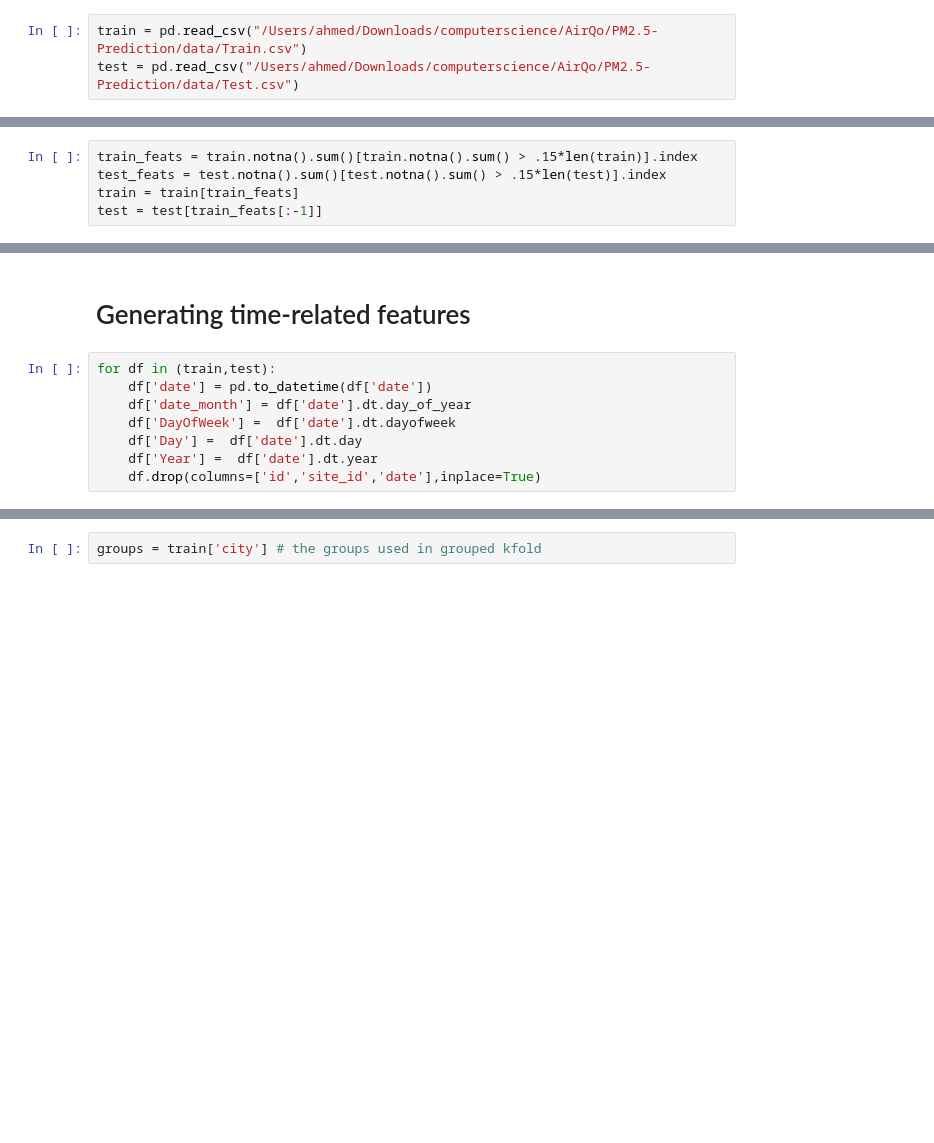
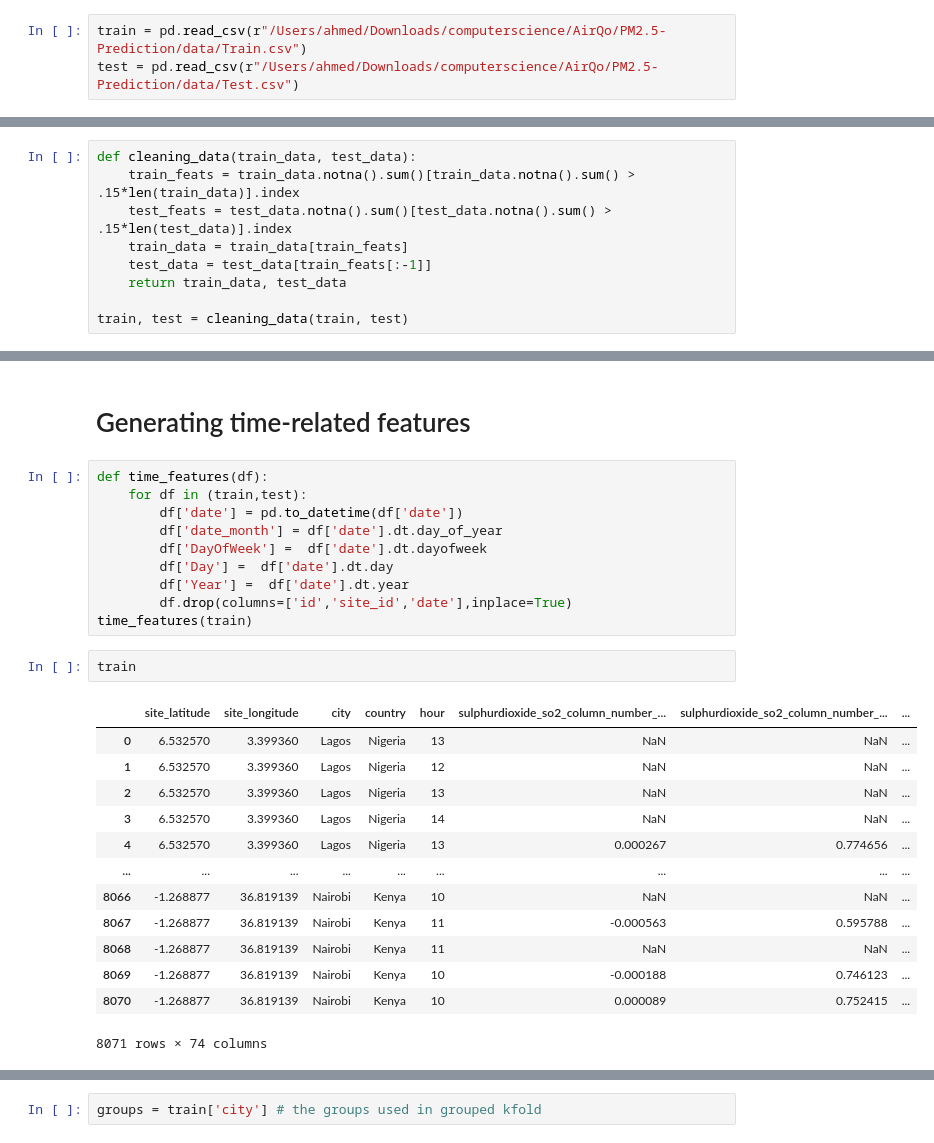
Before and after one commit to A7med7x7/AirQo-Experimentation, a Jupyter notebook: notebooks/main.ipynb, the cells around one changed output, grey strips where cells are left out. Saved outputs shown, nothing was run; the diff lists cells and outputs as text; blank space fills up the shorter version.

```diff
--- a/notebooks/main.ipynb
+++ b/notebooks/main.ipynb
@@ -27,8 +27,8 @@ def post_process(test_data,y,feature_to_mean='date_month') -> int:
 # %% [markdown]
 # Reading Data
 # %%
-train = pd.read_csv("/Users/ahmed/Downloads/computerscience/AirQo/PM2.5-Prediction/data/Train.csv")
-test = pd.read_csv("/Users/ahmed/Downloads/computerscience/AirQo/PM2.5-Prediction/data/Test.csv")
+train = pd.read_csv(r"/Users/ahmed/Downloads/computerscience/AirQo/PM2.5-Prediction/data/Train.csv")
+test = pd.read_csv(r"/Users/ahmed/Downloads/computerscience/AirQo/PM2.5-Prediction/data/Test.csv")
 # %%
 print(train.shape),
 print(test.shape)
@@ -38,7 +38,11 @@ print(test.shape)
 # %% [markdown]
 # Cleaning data
 # %%
-train_feats = train.notna().sum()[train.notna().sum() > .15*len(train)].index
-test_feats = test.notna().sum()[test.notna().sum() > .15*len(test)].index
-train = train[train_feats]
-test = test[train_feats[:-1]]
+def cleaning_data(train_data, test_data):
+    train_feats = train_data.notna().sum()[train_data.notna().sum() > .15*len(train_data)].index
+    test_feats = test_data.notna().sum()[test_data.notna().sum() > .15*len(test_data)].index
+    train_data = train_data[train_feats]
+    test_data = test_data[train_feats[:-1]]
+    return train_data, test_data
+
+train, test = cleaning_data(train, test)
@@ -94,10 +104,28 @@ train.columns.tolist
 # %% [markdown]
 # Generating time-related features
 # %%
-for df in (train,test):
-    df['date'] = pd.to_datetime(df['date'])
-    df['date_month'] = df['date'].dt.day_of_year
-    df['DayOfWeek'] =  df['date'].dt.dayofweek
-    df['Day'] =  df['date'].dt.day
-    df['Year'] =  df['date'].dt.year
-    df.drop(columns=['id','site_id','date'],inplace=True)
+def time_features(df):
+    for df in (train,test):
+        df['date'] = pd.to_datetime(df['date'])
+        df['date_month'] = df['date'].dt.day_of_year
+        df['DayOfWeek'] =  df['date'].dt.dayofweek
+        df['Day'] =  df['date'].dt.day
+        df['Year'] =  df['date'].dt.year
+        df.drop(columns=['id','site_id','date'],inplace=True)
+time_features(train)
+# %%
+train
+# %% [output]
+|  | site_latitude | site_longitude | city | country | hour | sulphurdioxide_so2_column_number_... | sulphurdioxide_so2_column_number_... | ... |
+| 0 | 6.532570 | 3.399360 | Lagos | Nigeria | 13 | NaN | NaN | ... |
+| 1 | 6.532570 | 3.399360 | Lagos | Nigeria | 12 | NaN | NaN | ... |
+| 2 | 6.532570 | 3.399360 | Lagos | Nigeria | 13 | NaN | NaN | ... |
+| 3 | 6.532570 | 3.399360 | Lagos | Nigeria | 14 | NaN | NaN | ... |
+| 4 | 6.532570 | 3.399360 | Lagos | Nigeria | 13 | 0.000267 | 0.774656 | ... |
+| ... | ... | ... | ... | ... | ... | ... | ... | ... |
+| 8066 | -1.268877 | 36.819139 | Nairobi | Kenya | 10 | NaN | NaN | ... |
+| 8067 | -1.268877 | 36.819139 | Nairobi | Kenya | 11 | -0.000563 | 0.595788 | ... |
+| 8068 | -1.268877 | 36.819139 | Nairobi | Kenya | 11 | NaN | NaN | ... |
+| 8069 | -1.268877 | 36.819139 | Nairobi | Kenya | 10 | -0.000188 | 0.746123 | ... |
+| 8070 | -1.268877 | 36.819139 | Nairobi | Kenya | 10 | 0.000089 | 0.752415 | ... |
+8071 rows × 74 columns
```
Also changed, not shown: parts of 5 cells of this notebook.
